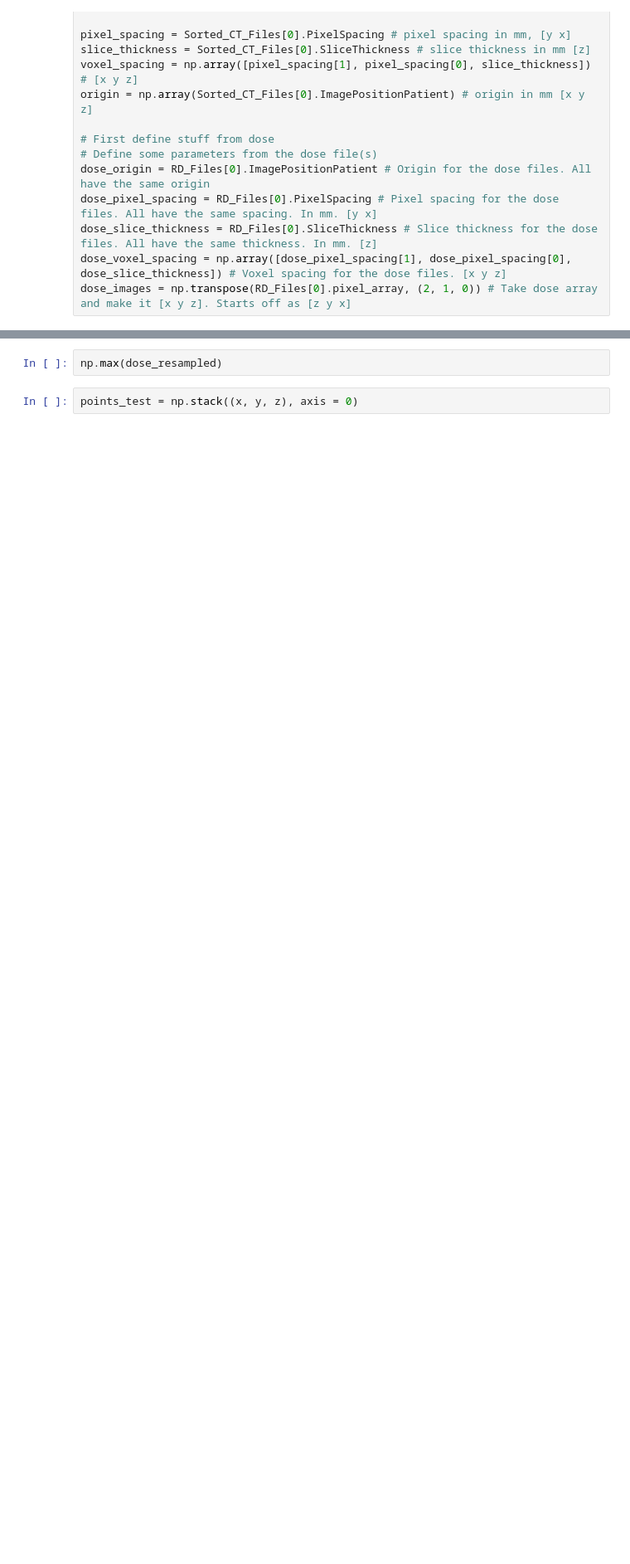
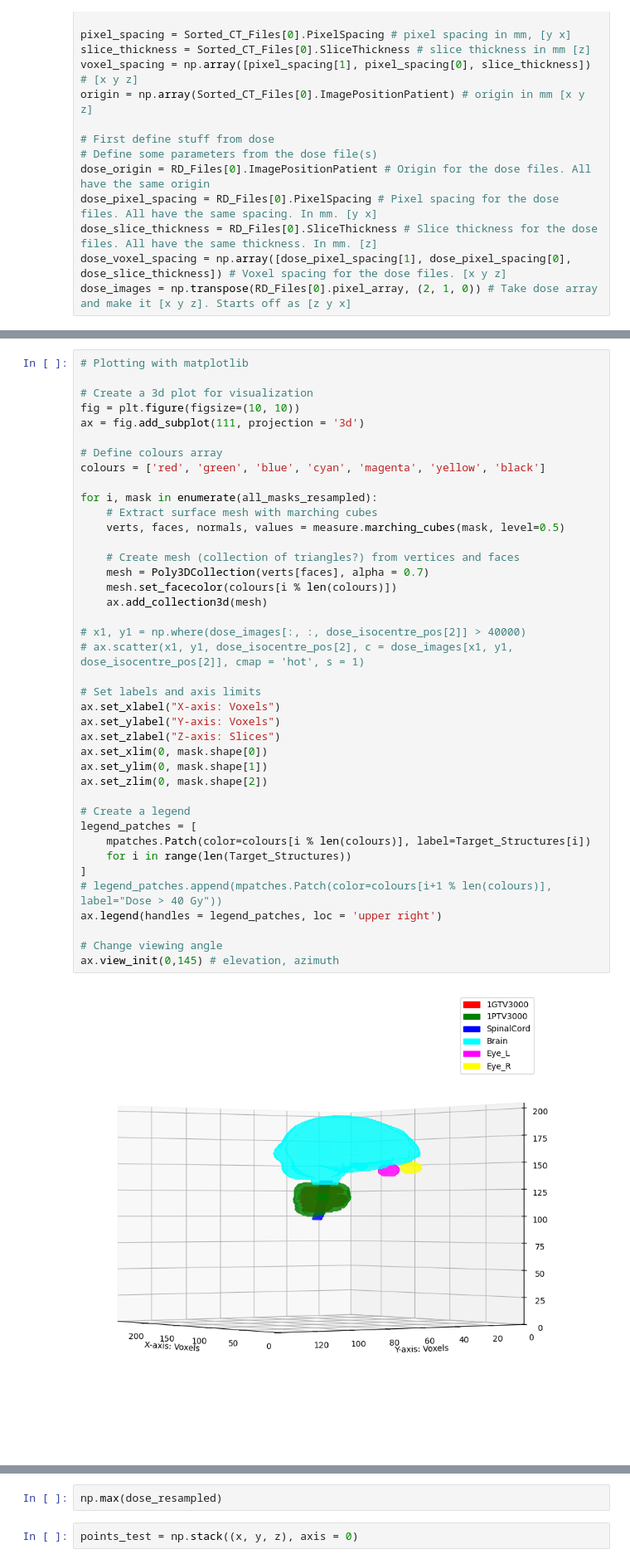
Before and after one commit to danieldeiros/TOH_Tractography, a Jupyter notebook: assignment.ipynb, the cells around one changed output, grey strips where cells are left out. Shown at 83% size. Saved outputs shown, nothing was run; the diff lists cells and outputs as text; blank space fills up the shorter version.

```diff
--- a/assignment.ipynb
+++ b/assignment.ipynb
@@ -780,0 +868,42 @@ for i, Number in enumerate(Target_Numbers):
+# %%
+# Plotting with matplotlib
+
+# Create a 3d plot for visualization
+fig = plt.figure(figsize=(10, 10))
+ax = fig.add_subplot(111, projection = '3d')
+
+# Define colours array
+colours = ['red', 'green', 'blue', 'cyan', 'magenta', 'yellow', 'black']
+
+for i, mask in enumerate(all_masks_resampled):
+    # Extract surface mesh with marching cubes
+    verts, faces, normals, values = measure.marching_cubes(mask, level=0.5)
+
+    # Create mesh (collection of triangles?) from vertices and faces
+    mesh = Poly3DCollection(verts[faces], alpha = 0.7)
+    mesh.set_facecolor(colours[i % len(colours)])
+    ax.add_collection3d(mesh)
+
+# x1, y1 = np.where(dose_images[:, :, dose_isocentre_pos[2]] > 40000)
+# ax.scatter(x1, y1, dose_isocentre_pos[2], c = dose_images[x1, y1, dose_isocentre_pos[2]], cmap = 'hot', s = 1)
+
+# Set labels and axis limits
+ax.set_xlabel("X-axis: Voxels")
+ax.set_ylabel("Y-axis: Voxels")
+ax.set_zlabel("Z-axis: Slices")
+ax.set_xlim(0, mask.shape[0])
+ax.set_ylim(0, mask.shape[1])
+ax.set_zlim(0, mask.shape[2])
+
+# Create a legend
+legend_patches = [
+    mpatches.Patch(color=colours[i % len(colours)], label=Target_Structures[i])
+    for i in range(len(Target_Structures))
+]
+# legend_patches.append(mpatches.Patch(color=colours[i+1 % len(colours)], label="Dose > 40 Gy"))
+ax.legend(handles = legend_patches, loc = 'upper right')
+
+# Change viewing angle
+ax.view_init(0,145) # elevation, azimuth
+# %% [output]
+[figure, added]
```
Also changed, not shown: parts of 13 cells of this notebook.
